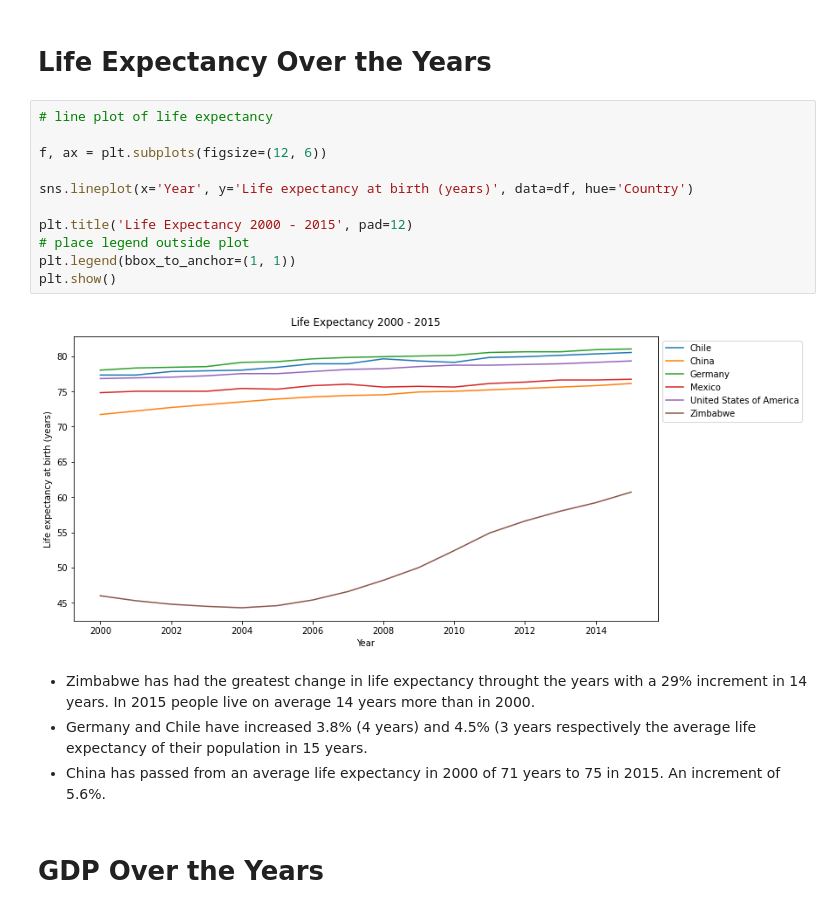
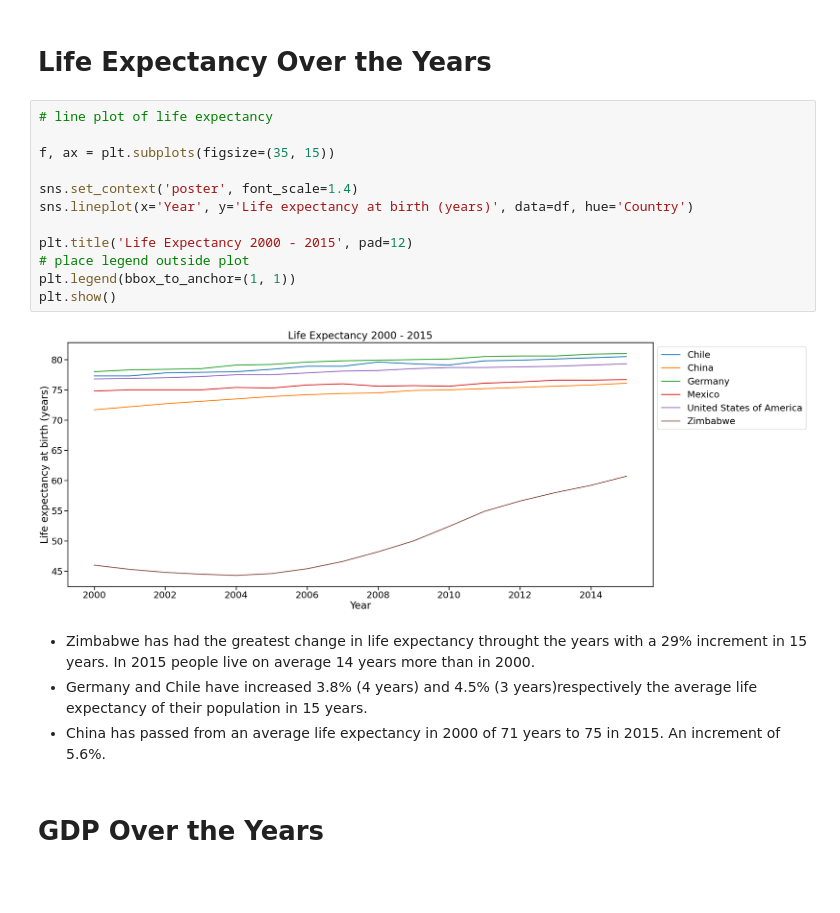
Before and after one commit to princeKike27/Life-Expctancy-GDP, a Jupyter notebook: Life_Expectancy_GDP.ipynb, the cells around one changed output. Saved outputs shown, nothing was run; the diff lists cells and outputs as text; blank space fills up the shorter version.

```diff
--- a/Life_Expectancy_GDP.ipynb
+++ b/Life_Expectancy_GDP.ipynb
@@ -122,19 +122,20 @@ plt.show()
 # %%
 # line plot of life expectancy
 
-f, ax = plt.subplots(figsize=(12, 6))
+f, ax = plt.subplots(figsize=(35, 15))
 
+sns.set_context('poster', font_scale=1.4)
 sns.lineplot(x='Year', y='Life expectancy at birth (years)', data=df, hue='Country')
 
 plt.title('Life Expectancy 2000 - 2015', pad=12)
 # place legend outside plot
 plt.legend(bbox_to_anchor=(1, 1))
 plt.show()
 # %% [output]
-[figure, old version]
+[figure, new version]
 # %% [markdown]
-- Zimbabwe has had the greatest change in life expectancy throught the years with a 29% increment in 14 years. In 2015 people live on average 14 years more than in 2000.
-- Germany and Chile have increased 3.8% (4 years) and 4.5% (3 years respectively the average life expectancy of their population in 15 years.
+- Zimbabwe has had the greatest change in life expectancy throught the years with a 29% increment in 15 years. In 2015 people live on average 14 years more than in 2000.
+- Germany and Chile have increased 3.8% (4 years) and 4.5% (3 years)respectively the average life expectancy of their population in 15 years.
 - China has passed from an average life expectancy in 2000 of 71 years to 75 in 2015. An increment of 5.6%.
 # %% [markdown]
 # GDP Over the Years
```
Also changed, not shown: parts of 7 cells of this notebook.
